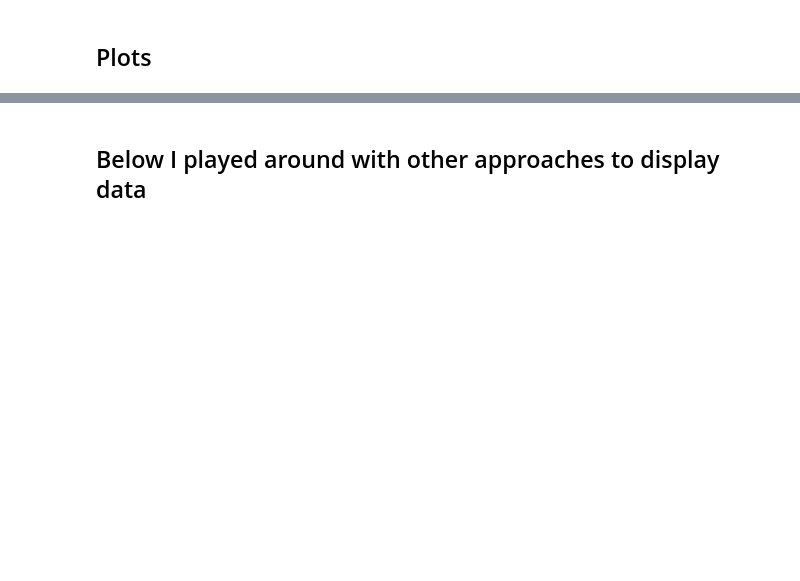
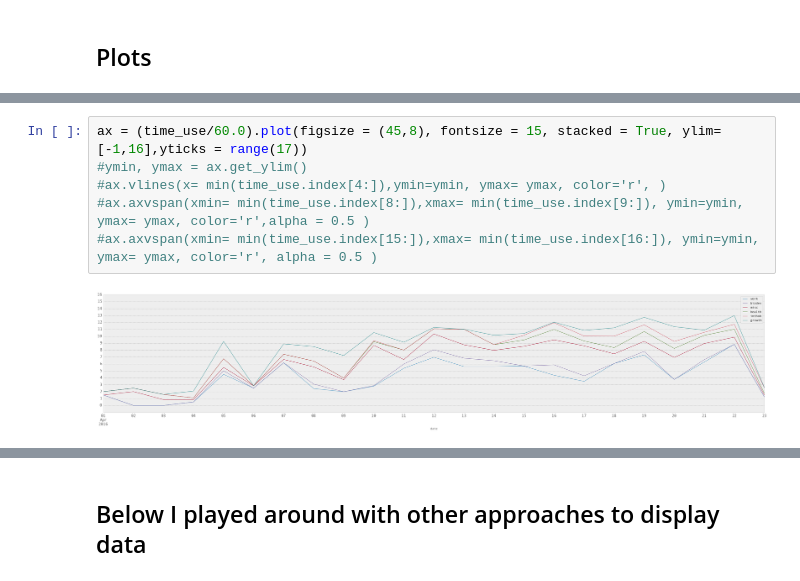
Before and after one commit to oryoruk/time_use, a Jupyter notebook: time_use.ipynb, the cells around one changed output, grey strips where cells are left out. Cells and saved outputs as stored; diff of their text form; blank space fills up the shorter version.

```diff
--- a/time_use.ipynb
+++ b/time_use.ipynb
@@ -115 +102,9 @@ time_use
+# %%
+ax = (time_use/60.0).plot(figsize = (45,8), fontsize = 15, stacked = True, ylim=[-1,16],yticks = range(17))
+#ymin, ymax = ax.get_ylim()
+#ax.vlines(x= min(time_use.index[4:]),ymin=ymin, ymax= ymax, color='r', )
+#ax.axvspan(xmin= min(time_use.index[8:]),xmax= min(time_use.index[9:]), ymin=ymin, ymax= ymax, color='r',alpha = 0.5 )
+#ax.axvspan(xmin= min(time_use.index[15:]),xmax= min(time_use.index[16:]), ymin=ymin, ymax= ymax, color='r', alpha = 0.5 )
+# %% [output]
+[figure, added]
 # %%
```
Also changed, not shown: parts of 26 cells of this notebook, 2 other files.
